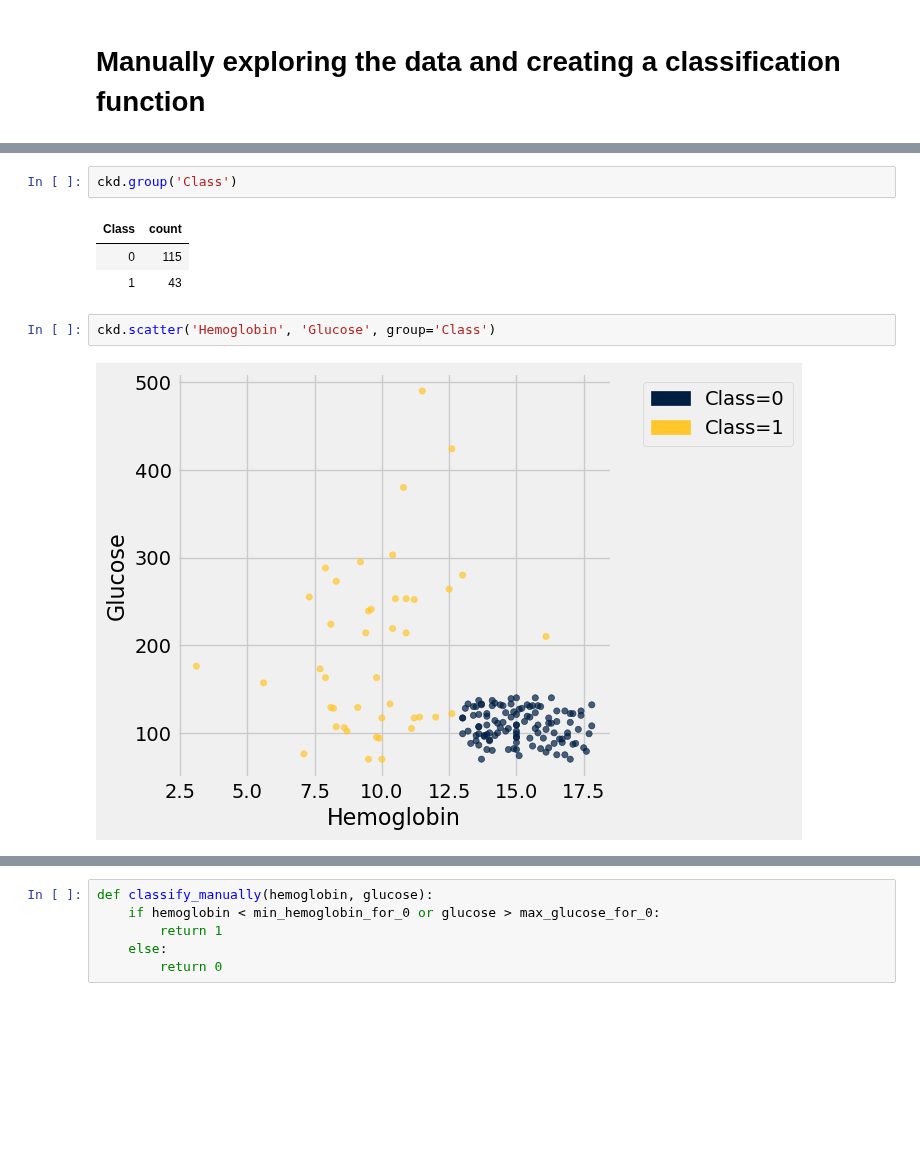
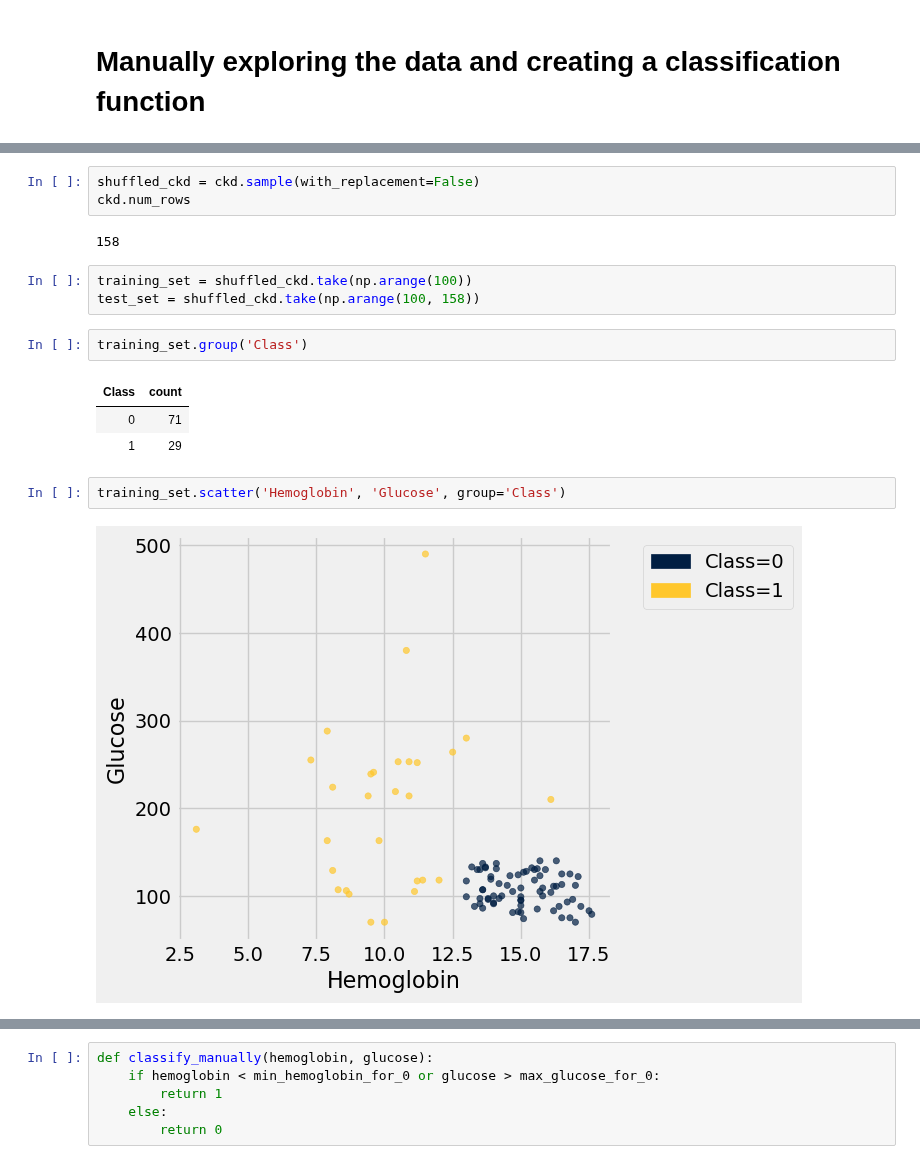
Before and after one commit to lawtonsclass/f24-code-from-class, a Jupyter notebook: data8-practice/ch17.ipynb, the cells around one changed output, grey strips where cells are left out. Drawn from its saved outputs; the diff is of its cells as text; blank space fills up the shorter version.

```diff
--- a/data8-practice/ch17.ipynb
+++ b/data8-practice/ch17.ipynb
@@ -20,11 +20,19 @@ ckd.sample(5).show()
+# %%
+shuffled_ckd = ckd.sample(with_replacement=False)
+ckd.num_rows
+# %% [output]
+158
+# %%
+training_set = shuffled_ckd.take(np.arange(100))
+test_set = shuffled_ckd.take(np.arange(100, 158))
 # %%
-ckd.group('Class')
+training_set.group('Class')
 # %% [output]
 | Class | count |
-| 0 | 115 |
-| 1 | 43 |
+| 0 | 71 |
+| 1 | 29 |
 # %%
-ckd.scatter('Hemoglobin', 'Glucose', group='Class')
+training_set.scatter('Hemoglobin', 'Glucose', group='Class')
 # %% [output]
-[figure, old version]
+[figure, new version]
 # %%
```
Also changed, not shown: parts of 4 cells of this notebook.
